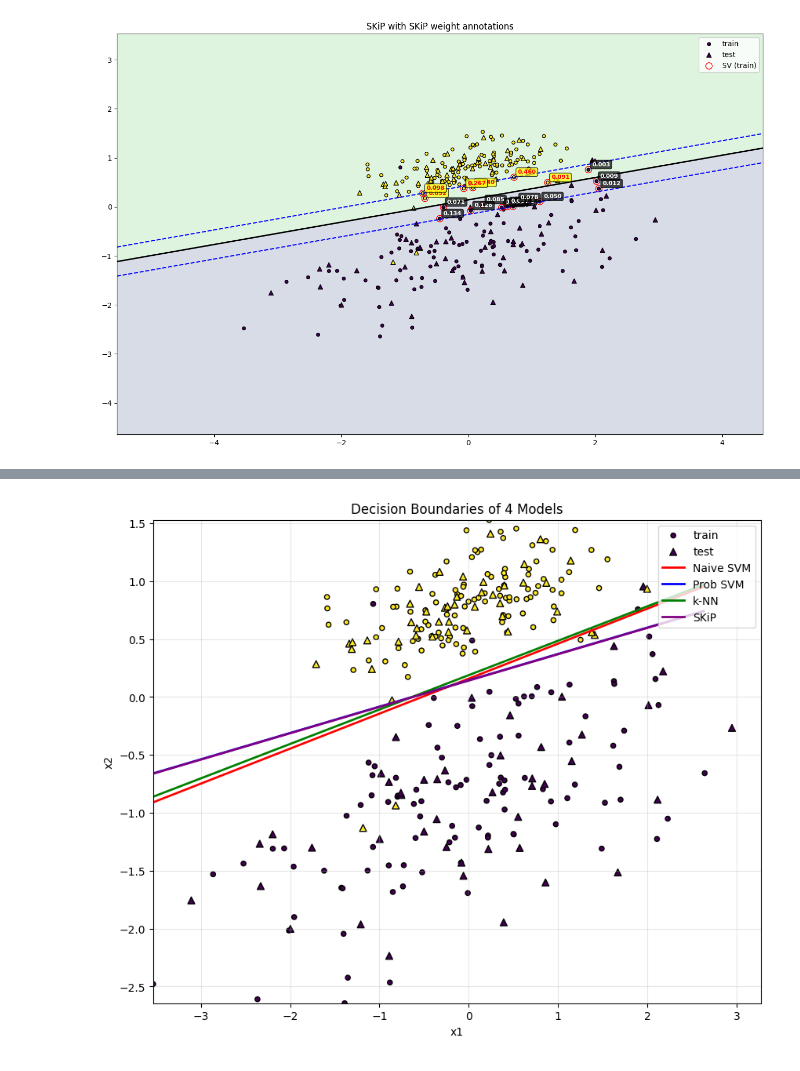
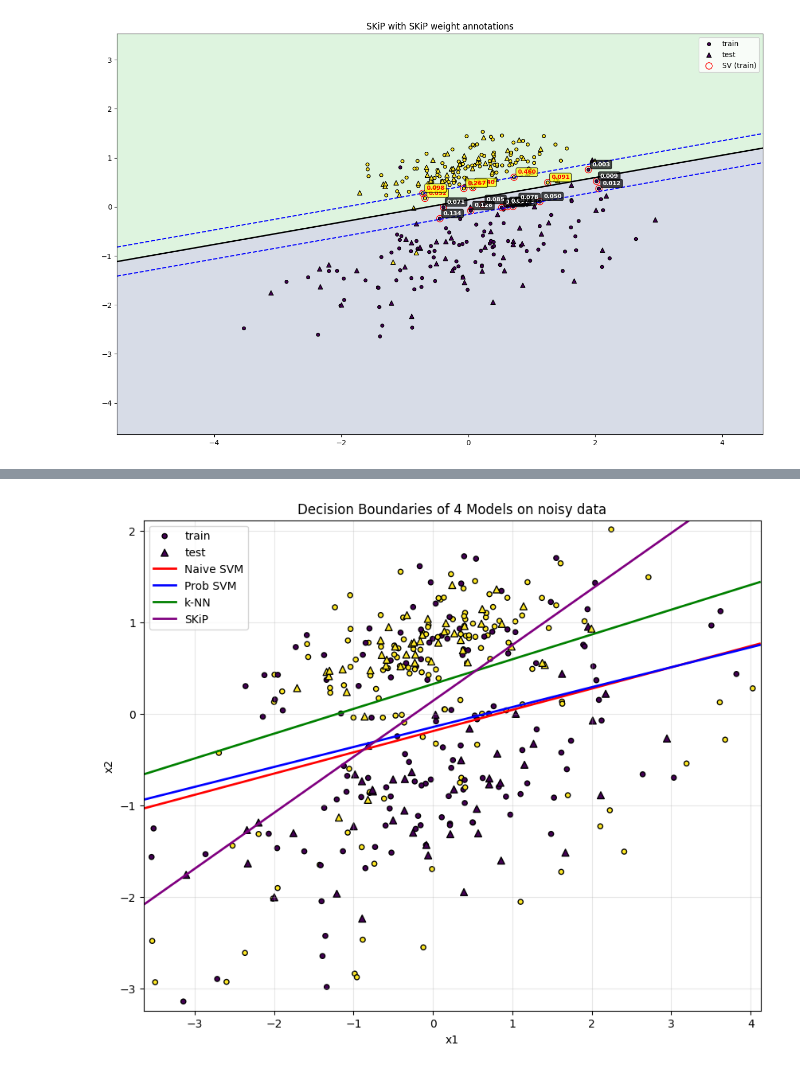
Before and after one commit to ginjae/SKiP, a Jupyter notebook: Naive-SVM.ipynb, the cells around one changed output, grey strips where cells are left out. Drawn from its saved outputs; the diff is of its cells as text; code cells hidden in the pictures.

Commit message:
added noise injection function in datasets.py, and brief usage of noise injection

```diff
--- a/Naive-SVM.ipynb
+++ b/Naive-SVM.ipynb
@@ -68,6 +69,16 @@ X_train, X_test, y_train, y_test = train_test_split(
 scaler = StandardScaler()
 X_train = scaler.fit_transform(X_train)
 X_test  = scaler.transform(X_test)
+# %%
+# 3) inject noise
+#    - feature_noise: 잘 분리되어있으나 클래스 센트로이드와 거리가 먼 데이터 (피쳐 노이즈)
+#    - label_noise: 라벨이 뒤집힌 데이터 (라벨 노이즈)
+
+X_noisy_train, y_noisy_train = inject_noise(
+  X_train, y_train,
+  feature_noise=0.3, label_noise=0.3,
+  random_state=42
+)
 # %%
 # Naive SVM
 
@@ -372,3 +606,27 @@ plt.title("SKiP with SKiP weight annotations")
 plt.show()
 # %% [output]
 [figure]
+# %%
+# SKiP on noisy data
+
+clf_skip = SKiP(C=10, fit_intercept=True)
+clf_skip.fit(X_noisy_train, y_noisy_train)
+print("Test acc:", (clf_skip.predict(X_test) == y_test).mean())
+
+xx, yy = np.meshgrid(
+    np.linspace(X_noisy_train[:,0].min()-2, X_noisy_train[:,0].max()+2, 300),
+    np.linspace(X_noisy_train[:,1].min()-2, X_noisy_train[:,1].max()+2, 300)
+)
+grid = np.c_[xx.ravel(), yy.ravel()]
+zz = clf_skip.decision_function(grid).reshape(xx.shape)
+
+plt.contourf(xx, yy, zz >= 0, alpha=0.2)
+plt.contour(xx, yy, zz, levels=[0], linewidths=2, colors='black')
+plt.contour(xx, yy, zz, levels=[-1, 1], linewidths=1.5, colors='blue', linestyles='dashed')
+plt.scatter(X_noisy_train[:,0], X_noisy_train[:,1], c=y_noisy_train, s=20, edgecolor='k', label='train')
+plt.scatter(X_test[:,0], X_test[:,1], c=y_test, s=40, marker='^', edgecolor='k', label='test')
+sv = clf_skip.support_
+plt.scatter(X_noisy_train[sv,0], X_noisy_train[sv,1], s=80, facecolors='none', edgecolors='r', label='SV (train)')
+plt.legend()
+plt.title("SKiP")
+plt.show()
@@ -383,35 +698,35 @@ models = [
     ("SKiP",      clf_skip),
 ]
 
 xx, yy = np.meshgrid(
-    np.linspace(X_train[:, 0].min() - 0.1, X_train[:, 0].max() + 0.1, 300),
-    np.linspace(X_train[:, 1].min() - 0.1, X_train[:, 1].max() + 0.1, 300),
+    np.linspace(X_noisy_train[:, 0].min() - 0.1, X_noisy_train[:, 0].max() + 0.1, 300),
+    np.linspace(X_noisy_train[:, 1].min() - 0.1, X_noisy_train[:, 1].max() + 0.1, 300),
 )
 grid = np.c_[xx.ravel(), yy.ravel()]
 
 plt.figure(figsize=(10, 8))
 
-plt.scatter(X_train[:, 0], X_train[:, 1], c=y_train, s=20, edgecolor='k', label='train')
+plt.scatter(X_noisy_train[:, 0], X_noisy_train[:, 1], c=y_noisy_train, s=20, edgecolor='k', label='train')
 plt.scatter(X_test[:, 0], X_test[:, 1], c=y_test, s=40, marker='^', edgecolor='k', label='test')
 
 colors = ['red', 'blue', 'green', 'purple']
 
 legend_handles = []
 
 for (name, clf), col in zip(models, colors):
     scores = clf.decision_function(grid)
     zz = scores.reshape(xx.shape)
     plt.contour(xx, yy, zz, levels=[0], colors=[col], linewidths=2, label=name)
     h, = plt.plot([], [], color=col, linewidth=2, label=name)
     legend_handles.append(h)
 
 plt.legend(handles=legend_handles + plt.gca().collections[:2], loc='upper right')
 
 plt.legend()
-plt.title("Decision Boundaries of 4 Models")
+plt.title("Decision Boundaries of 4 Models on noisy data")
 plt.xlabel("x1")
 plt.ylabel("x2")
 plt.grid(alpha=0.3)
 plt.show()
 # %% [output]
-[figure, old version]
+[figure, new version]
```
Also changed, not shown: parts of 9 cells of this notebook, 1 other file.
